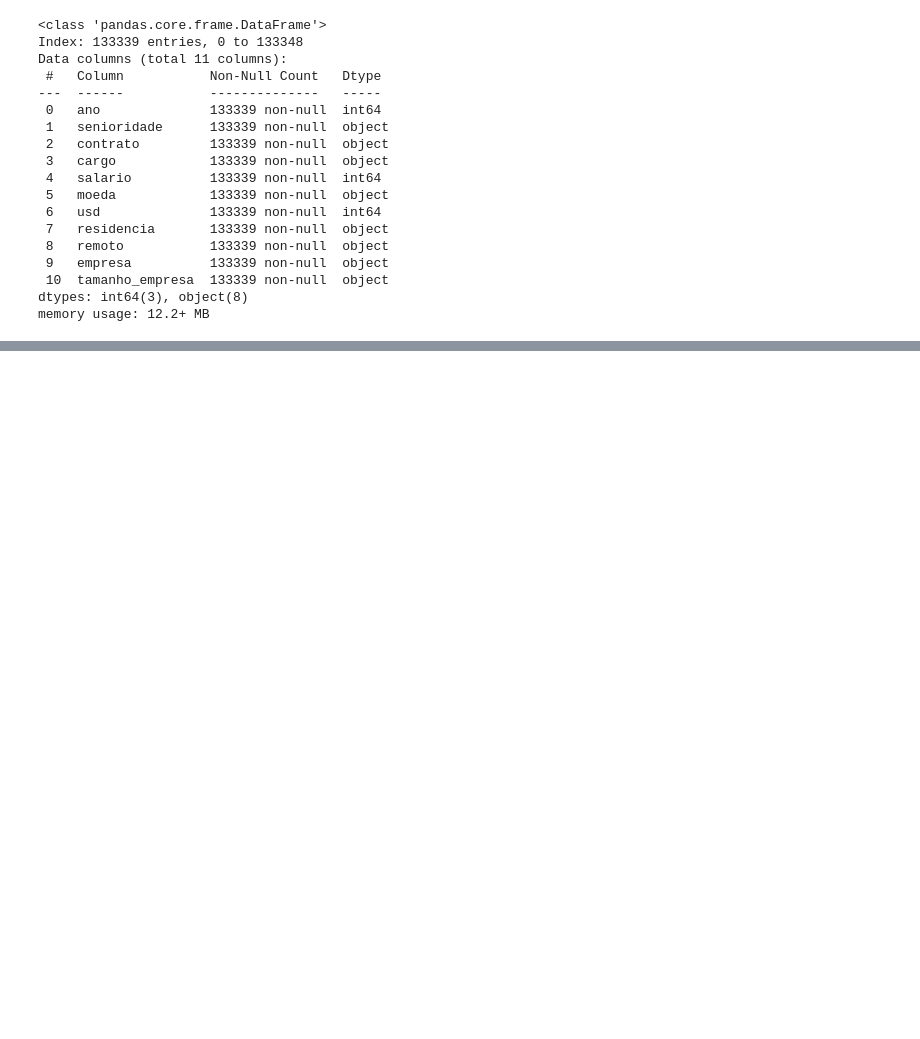
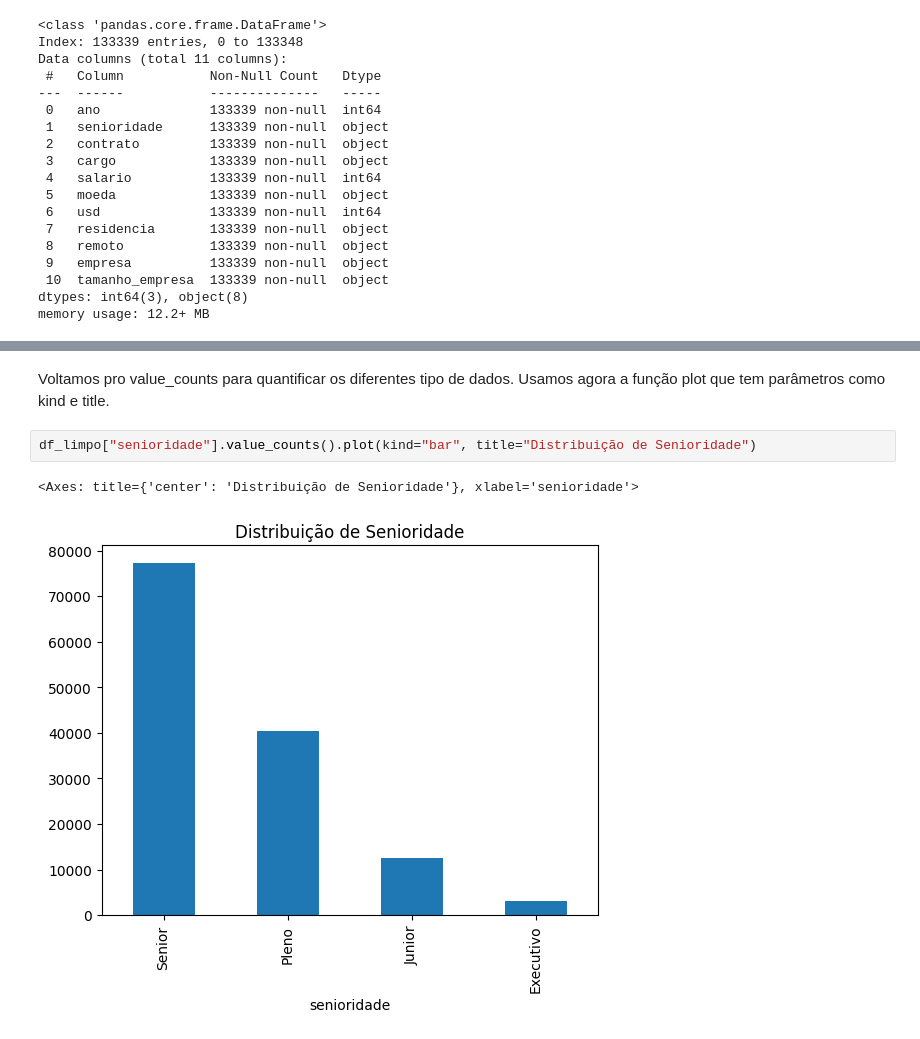
Before and after one commit to pedroleao09/AnaliseDeDadosPython01, a Jupyter notebook: ImersãoDadosAlura01.ipynb, the cells around one changed output, grey strips where cells are left out. Drawn from its saved outputs; the diff is of its cells as text; blank space fills up the shorter version.

```diff
--- a/ImersãoDadosAlura01.ipynb
+++ b/ImersãoDadosAlura01.ipynb
@@ -437,0 +449,8 @@ memory usage: 12.2+ MB
+# %% [markdown]
+Voltamos pro value_counts para quantificar os diferentes tipo de dados.
+Usamos agora a função plot que tem parâmetros como kind e title.
+# %%
+df_limpo["senioridade"].value_counts().plot(kind="bar", title="Distribuição de Senioridade")
+# %% [output]
+<Axes: title={'center': 'Distribuição de Senioridade'}, xlabel='senioridade'>
+[figure, added]
```
Also changed, not shown: parts of 17 cells of this notebook.
